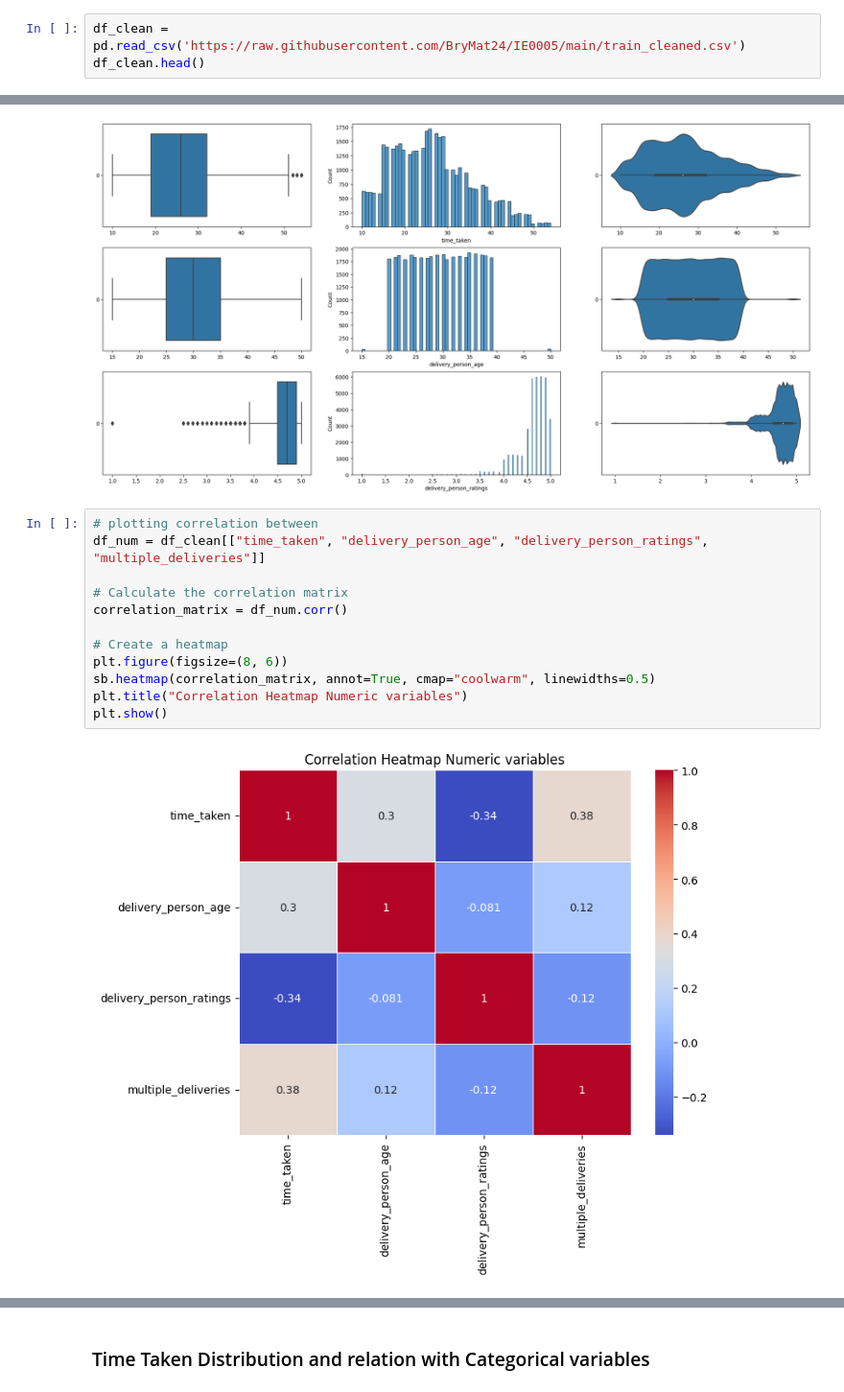
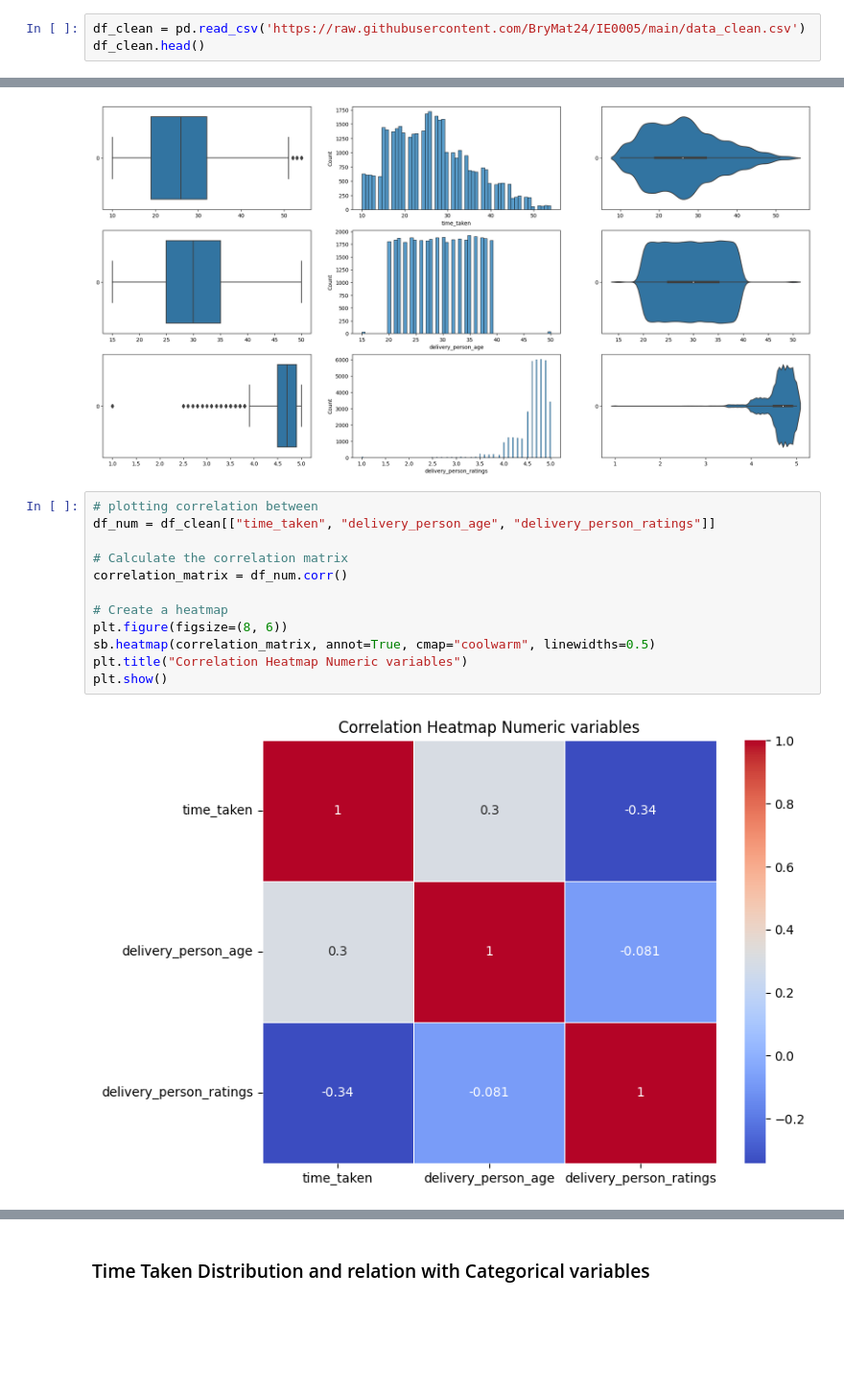
Before and after one commit to BryMat24/IE0005, a Jupyter notebook: notebook.ipynb, the cells around one changed output, grey strips where cells are left out. Shown at 96% size. Saved outputs shown, nothing was run; the diff lists cells and outputs as text; blank space fills up the shorter version.

```diff
--- a/notebook.ipynb
+++ b/notebook.ipynb
@@ -456,7 +488,7 @@ df.to_csv(r'train_cleaned.csv', index=False)
 # %% [markdown]
 # 2. EXPLANATORY DATA ANALYSIS
 # %%
-df_clean = pd.read_csv('https://raw.githubusercontent.com/BryMat24/IE0005/main/train_cleaned.csv')
+df_clean = pd.read_csv('https://raw.githubusercontent.com/BryMat24/IE0005/main/data_clean.csv')
 df_clean.head()
 # %% [output]
 |  | delivery_person_age | delivery_person_ratings | restaurant_latitude | restaurant_longitude | ... |
@@ -514,18 +538,18 @@ for var in numDF:
 [figure]
 # %%
 # plotting correlation between
-df_num = df_clean[["time_taken", "delivery_person_age", "delivery_person_ratings", "multiple_deliveries"]]
+df_num = df_clean[["time_taken", "delivery_person_age", "delivery_person_ratings"]]
 
 # Calculate the correlation matrix
 correlation_matrix = df_num.corr()
 
 # Create a heatmap
 plt.figure(figsize=(8, 6))
 sb.heatmap(correlation_matrix, annot=True, cmap="coolwarm", linewidths=0.5)
 plt.title("Correlation Heatmap Numeric variables")
 plt.show()
 # %% [output]
-[figure, old version]
+[figure, new version]
 # %% [markdown]
 ###Delivery time correlation with Age, Ratings and Multiple Deliveries
 
```
Also changed, not shown: parts of 29 cells of this notebook.
